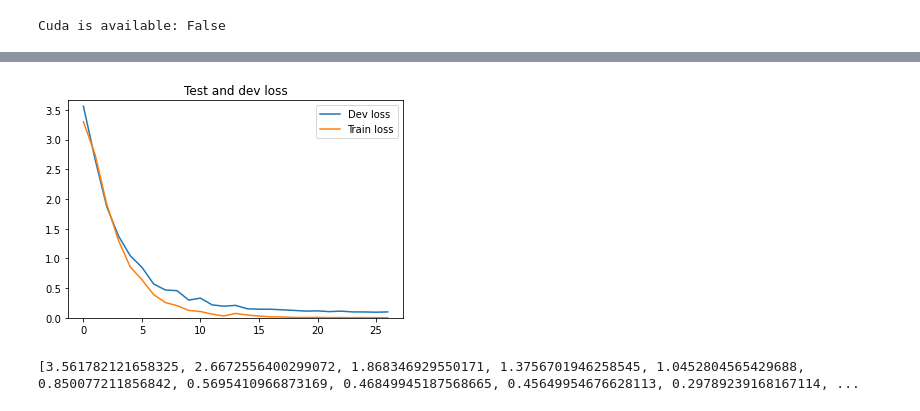
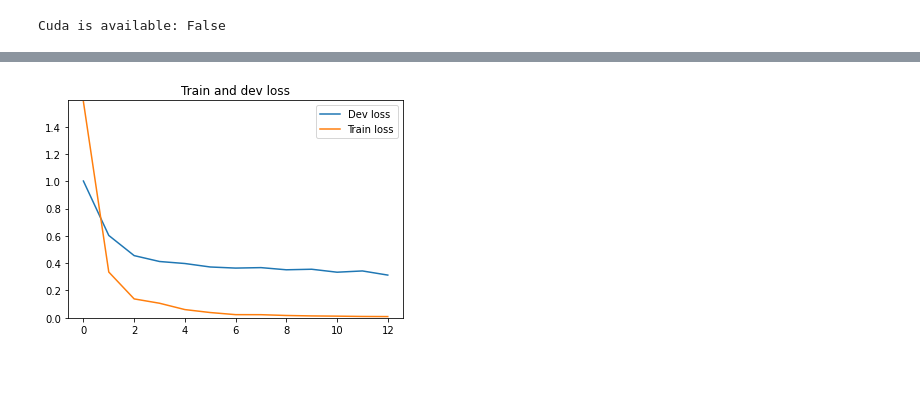
Before and after one commit to vkopio/idl-project, a Jupyter notebook: DL_hw2.ipynb, the cells around one changed output, grey strips where cells are left out. Drawn from its saved outputs; the diff is of its cells as text; code cells hidden in the pictures; blank space fills up the shorter version.

```diff
--- a/DL_hw2.ipynb
+++ b/DL_hw2.ipynb
@@ -12,9 +13,9 @@ from matplotlib import pyplot as plt
 # %%
 #--- hyperparameters ---
-N_EPOCHS = 2
+N_EPOCHS = 10
 BATCH_SIZE_TRAIN = 100
 BATCH_SIZE_TEST = 100
-LR = 0.005
+LR = 0.0001
 # %%
 #--- fixed constants ---
 NUM_CLASSES = 24
@@ -101,7 +101,6 @@ class CNN(nn.Module):
 
 # Print Cuda info
 print("Cuda is available: {} \n".format(torch.cuda.is_available()))
-
 
 if torch.cuda.is_available():
     device = torch.device('cuda')
@@ -118,6 +117,7 @@ optimizer = torch.optim.Adam(model.parameters(), lr=LR)
 # Loss functions
 loss_function = nn.CrossEntropyLoss()
 
+# Early stopping parameters initialization
 # Make empty dev lost list and add start values 0 to list
 # When done=True, then end training
 dev_loss_list = []
@@ -126,7 +126,7 @@ dev_loss_list.append(100)
 dev_loss_list.append(100)
 dev_loss_list.append(100)
 done = False
-counter = 0
+counter = 1
 # %% [output]
 Cuda is available: False
 # %%
@@ -152,9 +152,6 @@ for epoch in range(N_EPOCHS):
         # Get data and target
         data, target = data.to(device), target.to(device)
 
-        # Zero the parameter gradients
-        optimizer.zero_grad()
-
         # Sum of sizes
         total += target.size(0)
 
@@ -174,6 +171,9 @@ for epoch in range(N_EPOCHS):
         loss.backward()
         optimizer.step()
 
+        # Zero the parameter gradients
+        optimizer.zero_grad()
+
         # Print statistics
         train_loss+=loss
         print('Training: Epoch %d - Batch %d/%d: Loss: %.4f | Train Acc: %.3f%% (%d/%d)' %
@@ -189,17 +189,17 @@ for epoch in range(N_EPOCHS):
 
 
     # In the early stopping we compare latest dev loss to previous last 3 dev losses
-    # To make training more efficiont, we will compute dev loss once in every 10 epochs
+    # To make training more efficiont, we will compute dev loss once in every 100 iterations
     # If latest dev loss is larger than all previous 3, then end training
-        if (counter%10 == 0):
-            train_loss_list.append(float(loss))
+        if (counter%100 == 0):
+            train_loss_list.append(float(train_loss / (batch_num + 1)))
             for dev_batch_num, (dev_data, dev_target) in enumerate(dev_loader):
                 dev_data, dev_target = dev_data.to(device), dev_target.to(device)
                 dev_outputs = model(dev_data)
                 _, dev_predicted = torch.max(dev_outputs, 1)
                 dev_loss=loss_function(dev_outputs, dev_target)
                 dev_loss = float(dev_loss)
-                print("\nDev loss {} % \n".format(round(dev_loss, 5)))
+                print("\nDev loss: {} \n".format(round(dev_loss, 5)))
 
                 # Save dev loss to list
                 dev_loss_list.append(dev_loss)
@@ -214,17 +214,14 @@ for epoch in range(N_EPOCHS):
         # Add 1 to counter
         counter = counter+1
 
-# Remove initialized first three 1000 values from dev_correct_list
+# Remove initialized first three values from dev_correct_list
 dev_loss_list = dev_loss_list[3:]
 
 # Plot dev correct
 plt.plot(dev_loss_list, label = "Dev loss")
 plt.plot(train_loss_list, label = "Train loss")
-plt.ylim((0, max(dev_loss_list+train_loss_list)+0.1))
-plt.title("Test and dev loss")
+plt.ylim((0, max(dev_loss_list+train_loss_list)+0.01))
+plt.title("Train and dev loss")
 plt.legend()
 plt.show()
-
-# Print dev_accuracy_list
-print(dev_loss_list)
 # %% [output]
@@ -248,5 +245,4 @@ Dev accuracy declining. Activate early stopping.
-[figure, old version]
+[figure, new version]
-[3.561782121658325, 2.6672556400299072, 1.868346929550171, 1.3756701946258545, 1.0452804565429688, 0.850077211856842, 0.5695410966873169, 0.46849945187568665, 0.45649954676628113, 0.29789239168167114, ...
 # %%
 #--- test ---
 test_loss = 0
```
Also changed, not shown: parts of 4 cells of this notebook.
